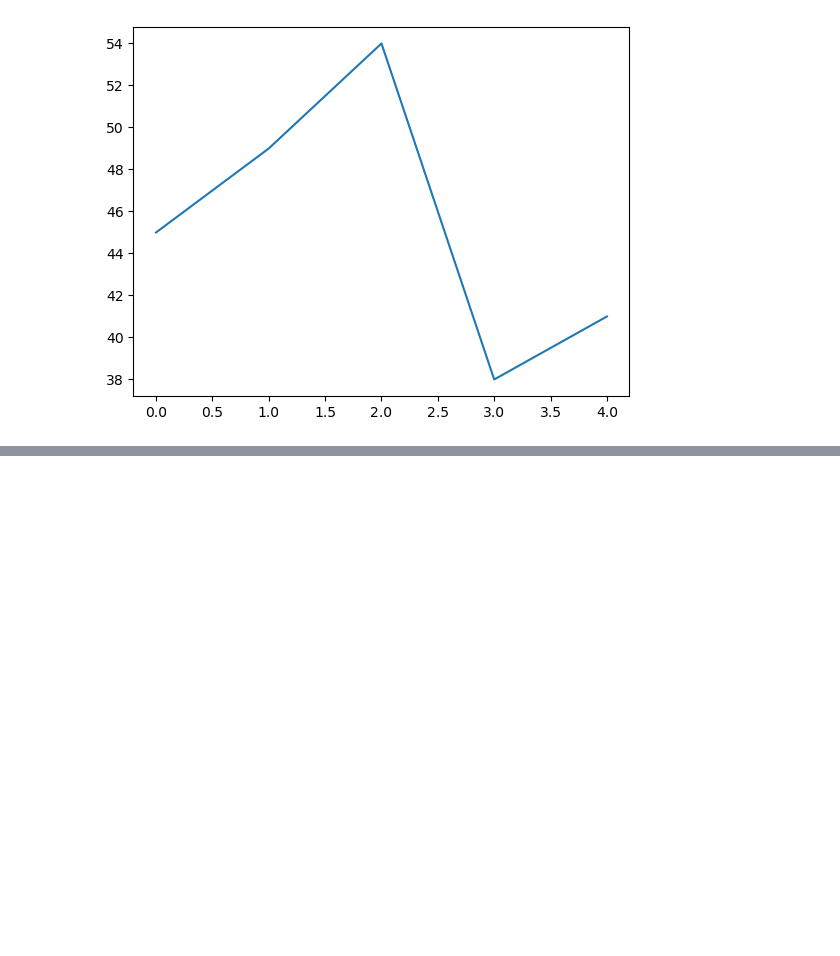
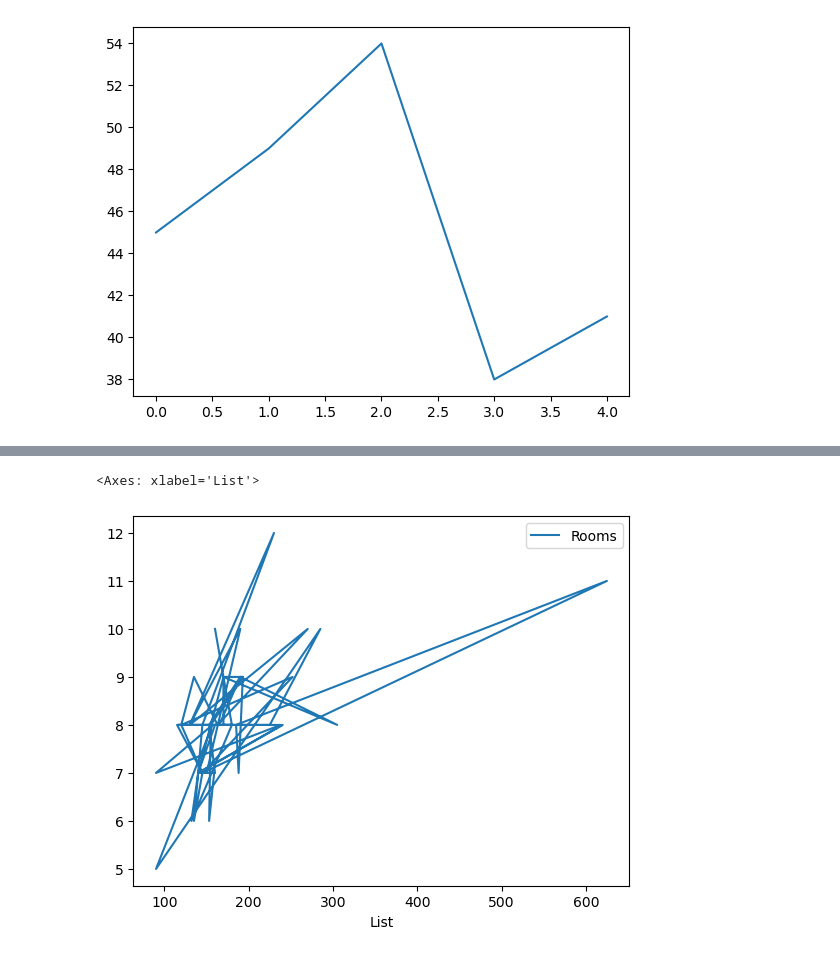
Before and after one commit to CS4580/my-notes-CarstenScholle, a Jupyter notebook: module4/into_plotting.ipynb, the cells around one changed output, grey strips where cells are left out. Saved outputs shown, nothing was run; the diff lists cells and outputs as text; code cells hidden in the pictures; blank space fills up the shorter version.

```diff
--- a/module4/into_plotting.ipynb
+++ b/module4/into_plotting.ipynb
@@ -67,0 +87,6 @@ plt.plot(y)
+# %%
+# Specify the x and y axis labels
+homes_df.plot(x='List', y='Rooms')
+# %% [output]
+<Axes: xlabel='List'>
+[figure, added]
```
Also changed, not shown: parts of 23 cells of this notebook, 4 other files.
